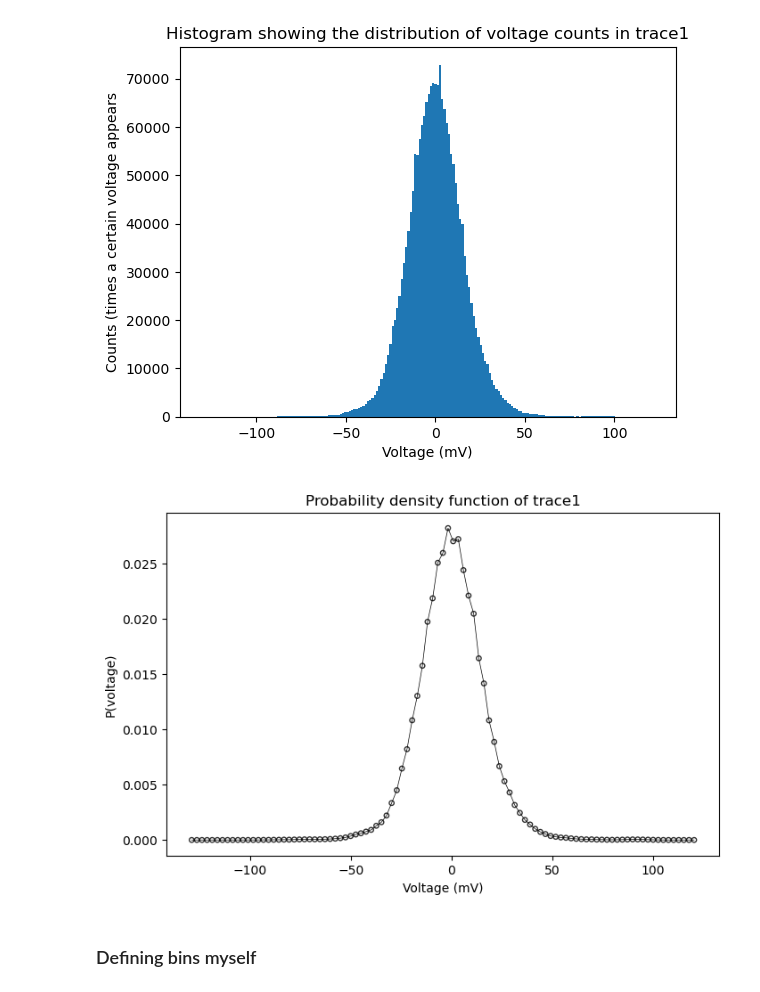
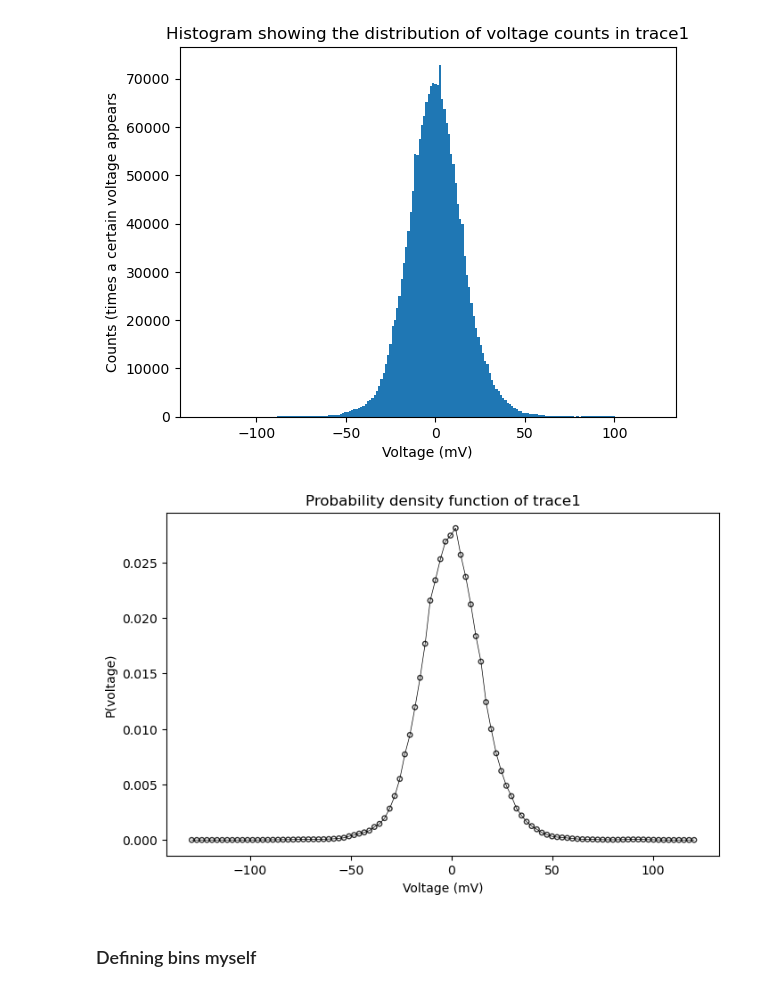
Before and after one commit to acumpelik/DSSC23, a Jupyter notebook: DSSC23-Homework2-Andrea_Cumpelik.ipynb, the cells around one changed output. Cells and saved outputs as stored; diff of their text form; code cells hidden in the pictures.

```diff
--- a/DSSC23-Homework2-Andrea_Cumpelik.ipynb
+++ b/DSSC23-Homework2-Andrea_Cumpelik.ipynb
@@ -107,21 +107,21 @@ plt.show()
 # %%
 # Plot a normalized probability density function
 numbins=100
-counts, edges = np.histogram(trace1, bins=bins, density=True)
+counts, edges = np.histogram(trace1, bins=numbins, density=True)
 
 # Get the center of the bin:
 bin_centers = (edges[1:]+edges[:-1])/ 2 # take the average of the consecutive edges of each bin
 
 # Plot the histogram:
 plt.figure(figsize=(8,5))
 plt.title('Probability density function of trace1')
 plt.xlabel('Voltage (mV)')
 plt.ylabel('P(voltage)')
 plt.scatter(bin_centers, counts, marker='o', s=15,facecolors='none', edgecolors='k', alpha=0.8)
 plt.plot(bin_centers, counts, linewidth=.5, color='k')
 plt.show()
 # %% [output]
-[figure, old version]
+[figure, new version]
 # %% [markdown]
 ### Defining bins myself
 # %%
```
Also changed, not shown: parts of 14 cells of this notebook.
